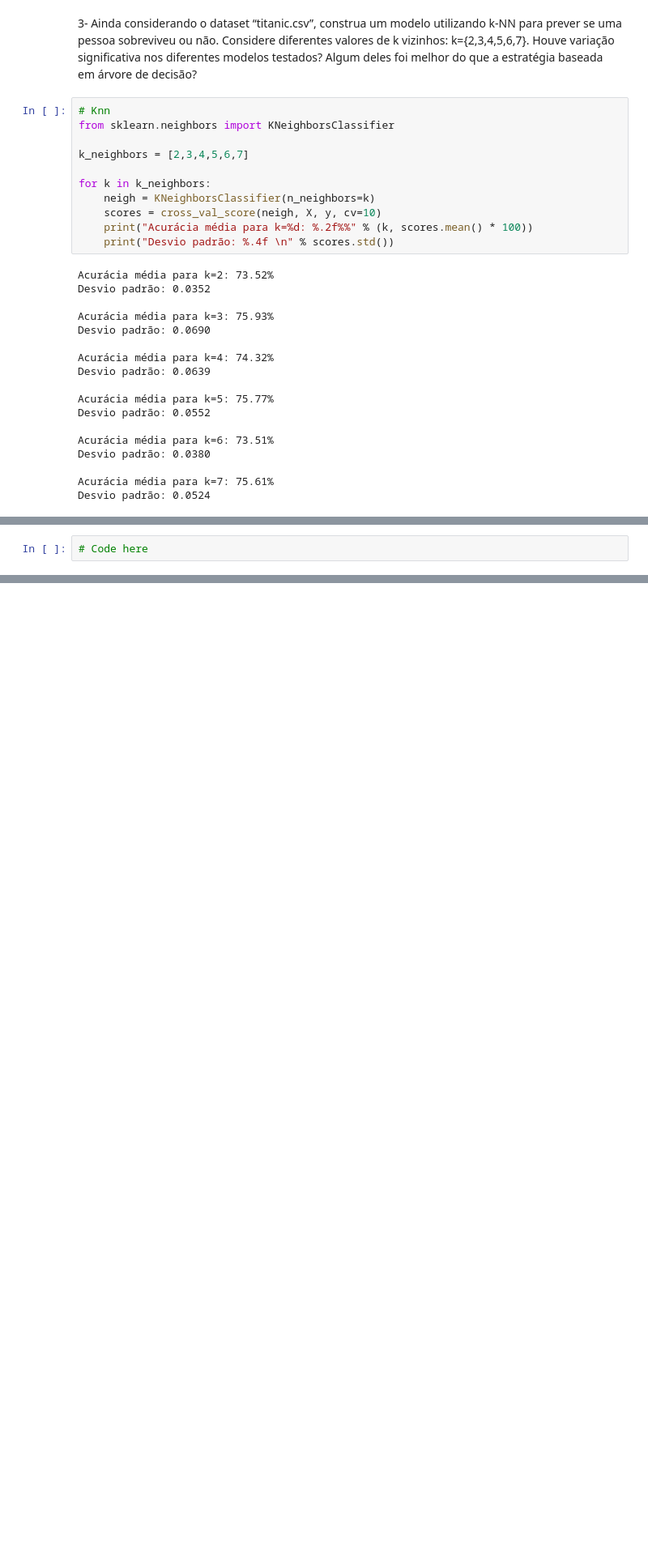
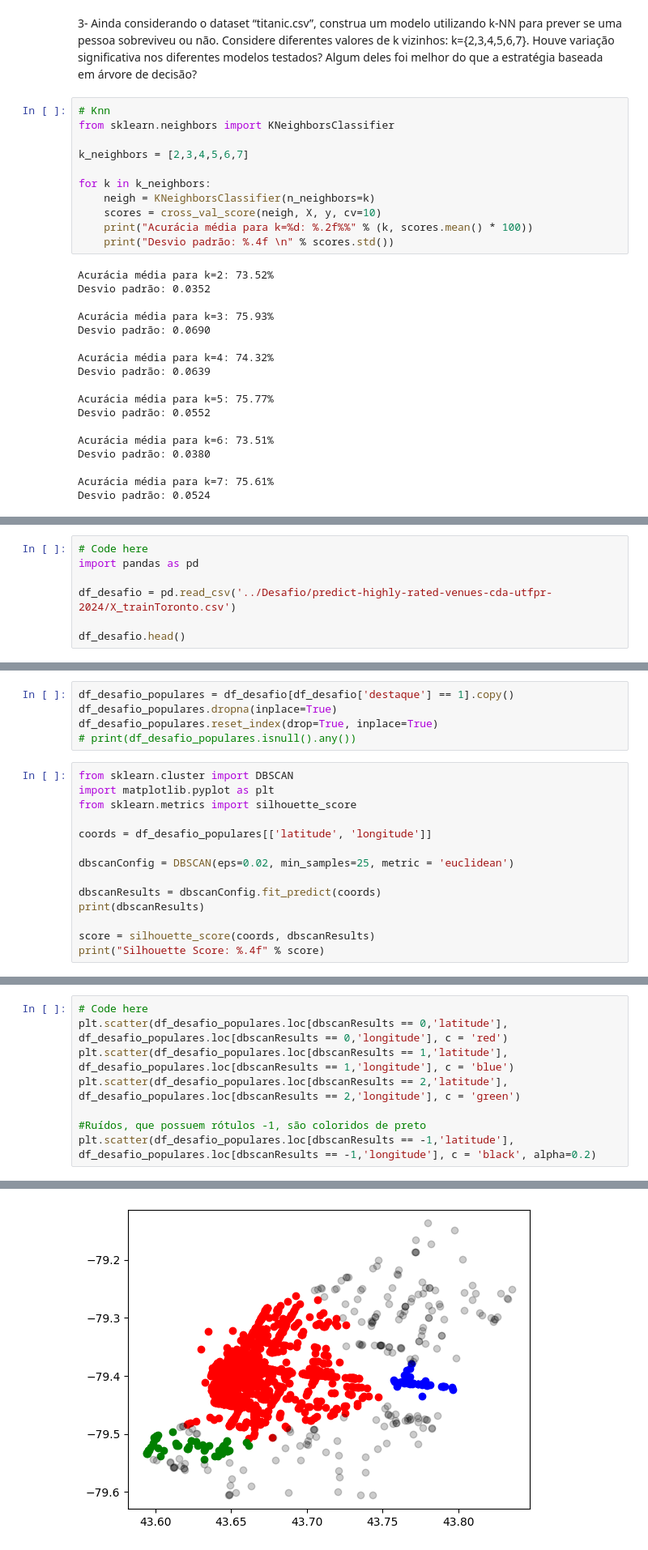
Before and after one commit to FabioKishino/pos-data-science, a Jupyter notebook: data-mining/Exercício 3/Exercicio3.ipynb, the cells around one changed output, grey strips where cells are left out. Shown: that part at 81% size. Saved outputs shown, nothing was run; the diff lists cells and outputs as text; blank space fills up the shorter version.

```diff
--- a/data-mining/Exercício 3/Exercicio3.ipynb
+++ b/data-mining/Exercício 3/Exercicio3.ipynb
@@ -174,2 +157,7 @@ Desvio padrão: 0.0524
 # %%
 # Code here
+import pandas as pd
+
+df_desafio = pd.read_csv('../Desafio/predict-highly-rated-venues-cda-utfpr-2024/X_trainToronto.csv')
+
+df_desafio.head()
@@ -175,0 +171,19 @@ Desvio padrão: 0.0524
+# %%
+df_desafio_populares = df_desafio[df_desafio['destaque'] == 1].copy()
+df_desafio_populares.dropna(inplace=True)
+df_desafio_populares.reset_index(drop=True, inplace=True)
+# print(df_desafio_populares.isnull().any())
+# %%
+from sklearn.cluster import DBSCAN
+import matplotlib.pyplot as plt
+from sklearn.metrics import silhouette_score
+
+coords = df_desafio_populares[['latitude', 'longitude']]
+
+dbscanConfig = DBSCAN(eps=0.02, min_samples=25, metric = 'euclidean')
+
+dbscanResults = dbscanConfig.fit_predict(coords)
+print(dbscanResults)
+
+score = silhouette_score(coords, dbscanResults)
+print("Silhouette Score: %.4f" % score)
@@ -175,0 +214,9 @@ Desvio padrão: 0.0524
+# %%
+# Code here
+plt.scatter(df_desafio_populares.loc[dbscanResults == 0,'latitude'], df_desafio_populares.loc[dbscanResults == 0,'longitude'], c = 'red')
+plt.scatter(df_desafio_populares.loc[dbscanResults == 1,'latitude'], df_desafio_populares.loc[dbscanResults == 1,'longitude'], c = 'blue')
+plt.scatter(df_desafio_populares.loc[dbscanResults == 2,'latitude'], df_desafio_populares.loc[dbscanResults == 2,'longitude'], c = 'green')
+
+#Ruídos, que possuem rótulos -1, são coloridos de preto
+plt.scatter(df_desafio_populares.loc[dbscanResults == -1,'latitude'], df_desafio_populares.loc[dbscanResults == -1,'longitude'], c = 'black', alpha=0.2)
+# %% [output]
@@ -175,0 +224 @@ Desvio padrão: 0.0524
+[figure, added]
```
Also changed, not shown: parts of 13 cells of this notebook, 3 other files.
